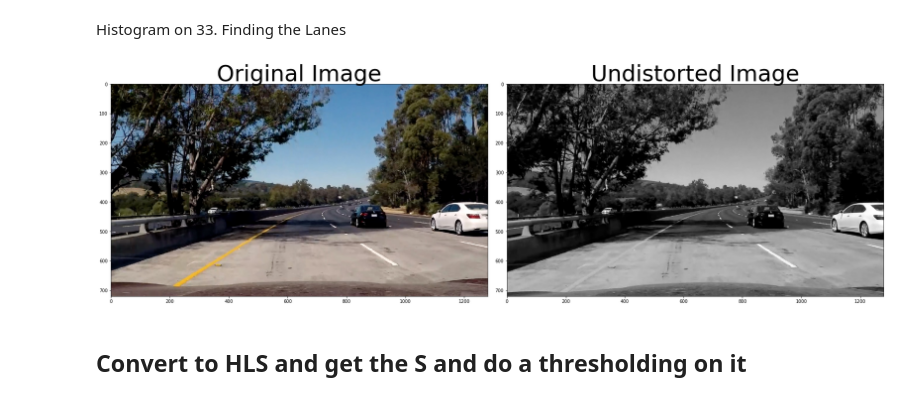
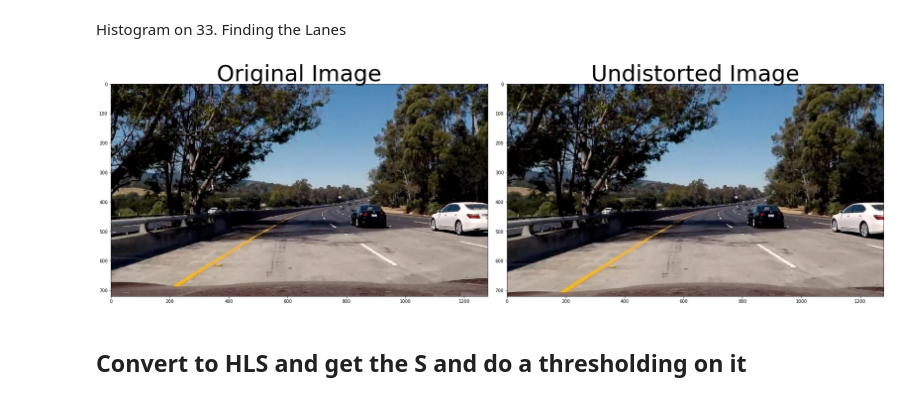
Before and after one commit to leclair-7/CarND-Advanced-Lane-Lines, a Jupyter notebook: Advanced-Lane-Finding.ipynb, the cells around one changed output. Cells and saved outputs as stored; diff of their text form; code cells hidden in the pictures.

```diff
--- a/Advanced-Lane-Finding.ipynb
+++ b/Advanced-Lane-Finding.ipynb
@@ -100,18 +100,20 @@ Histogram on 33. Finding the Lanes
 # %%
 image_for_HLS = mpimg.imread('./test_images/test5.jpg')
 #plt.imshow(image_for_HLS)
-gray = cv2.cvtColor(image_for_HLS,cv2.COLOR_RGB2GRAY)
-undistorted = cv2.undistort(gray, mtx, dist, None, mtx)
+#gray = cv2.cvtColor(image_for_HLS,cv2.COLOR_RGB2GRAY)
+undistorted = cv2.undistort(image_for_HLS, mtx, dist, None, mtx)
 
-f, (ax1, ax2) = plt.subplots(1, 2, figsize=(24, 9))
-f.tight_layout()
-ax1.imshow(image_for_HLS)
-ax1.set_title('Original Image', fontsize=50)
-ax2.imshow(undistorted,cmap='gray')
-ax2.set_title('Undistorted Image', fontsize=50)
-plt.subplots_adjust(left=0., right=1, top=0.9, bottom=0.)
+def printtwo(image_for_HLS, undistorted):
+    f, (ax1, ax2) = plt.subplots(1, 2, figsize=(24, 9))
+    f.tight_layout()
+    ax1.imshow(image_for_HLS)
+    ax1.set_title('Original Image', fontsize=50)
+    ax2.imshow(undistorted,cmap='gray')
+    ax2.set_title('Undistorted Image', fontsize=50)
+    plt.subplots_adjust(left=0., right=1, top=0.9, bottom=0.)
+printtwo(image_for_HLS, undistorted)
 # %% [output]
-[figure, old version]
+[figure, new version]
 # %% [markdown]
 ## Convert to HLS and get the S and do a thresholding on it
 # %%
```
Also changed, not shown: parts of 11 cells of this notebook, 1 other file.
